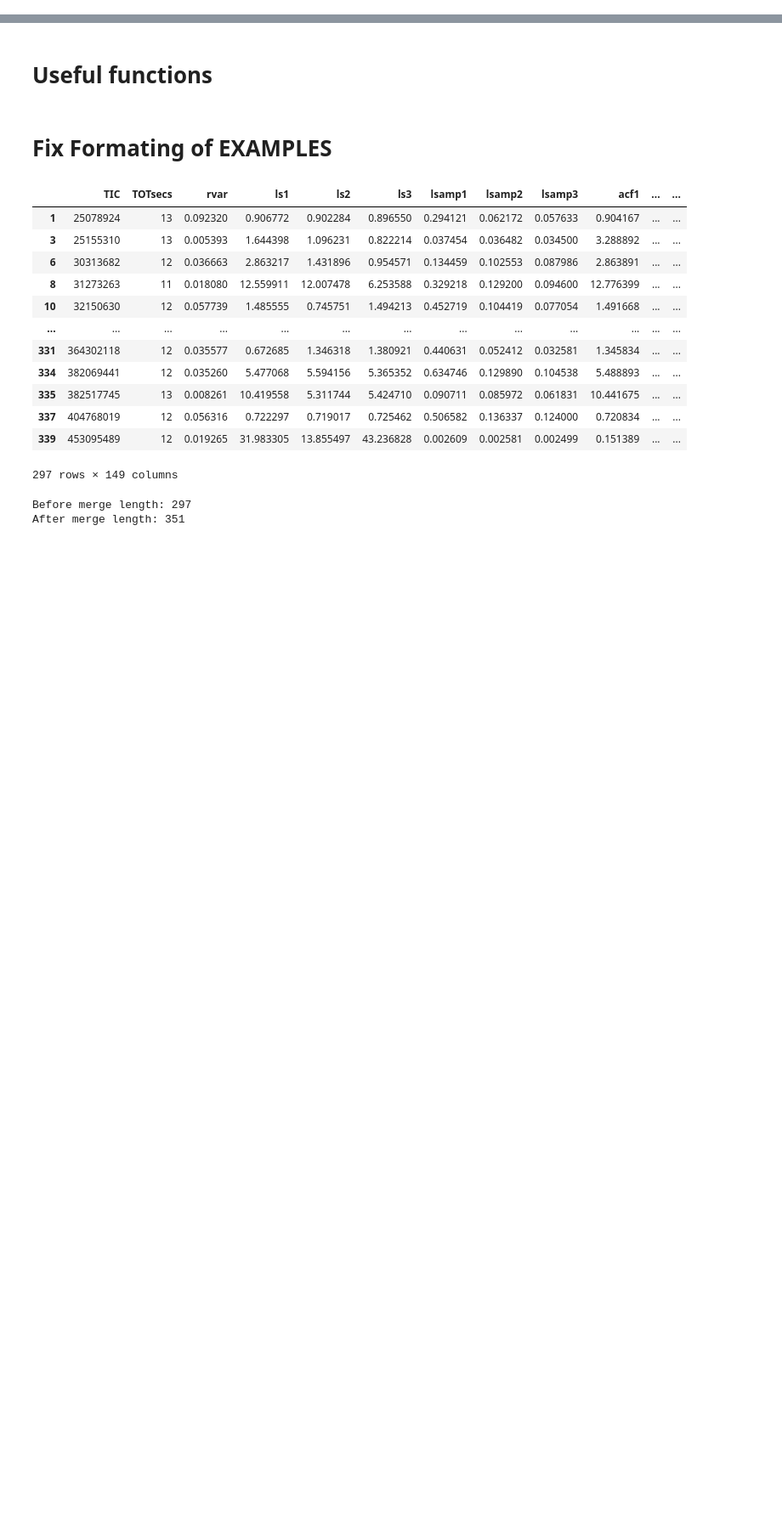
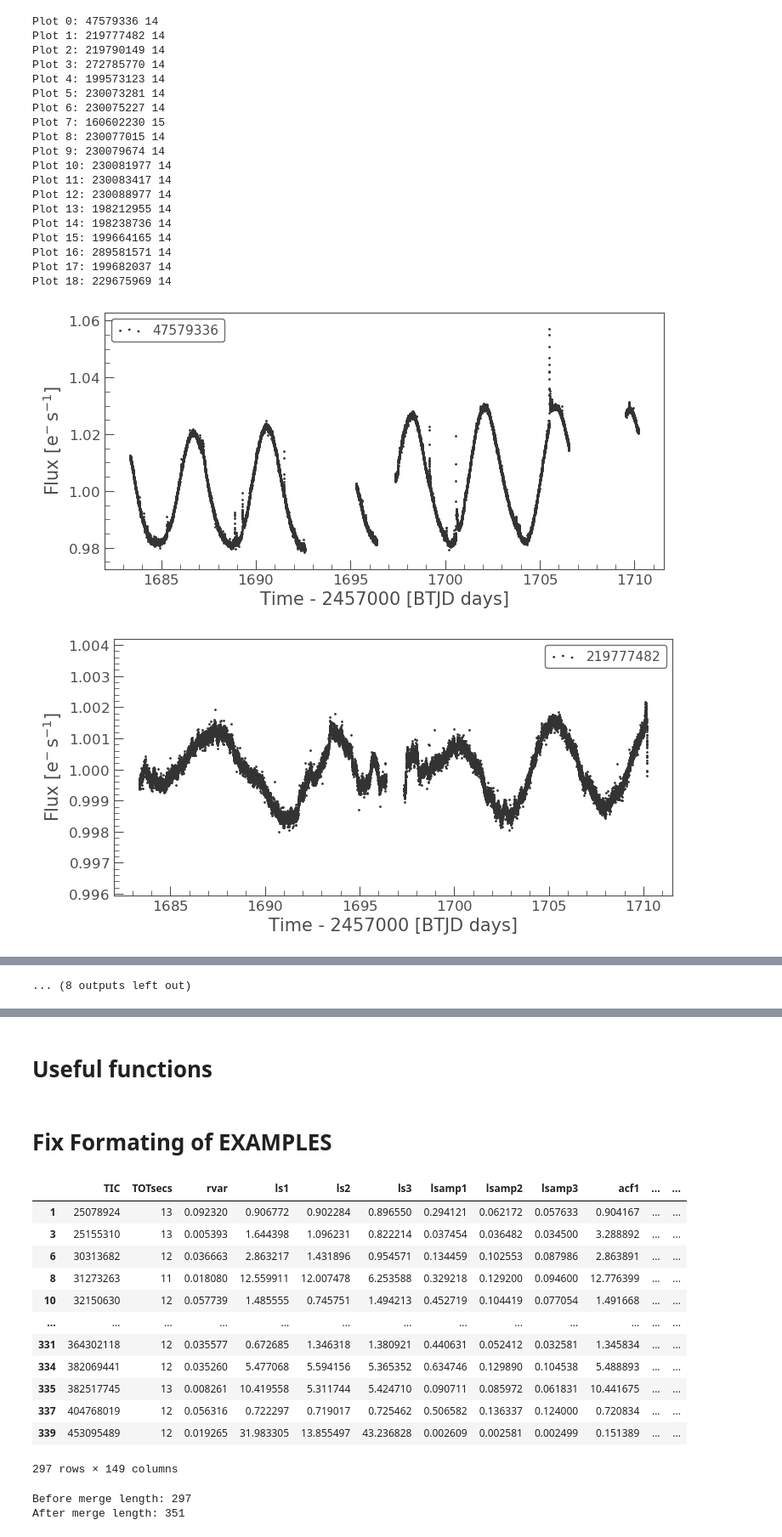
Before and after one commit to deerow22/helenResearch, a Jupyter notebook: RF_trainingexamples_final.ipynb, the cells around one changed output, grey strips where cells are left out. Shown at 85% size. Drawn from its saved outputs; the diff is of its cells as text; code cells hidden in the pictures; blank space fills up the shorter version.

```diff
--- a/RF_trainingexamples_final.ipynb
+++ b/RF_trainingexamples_final.ipynb
@@ -7,0 +307,45 @@ from astropy.io import ascii
+# %%
+#data paths
+secpath = '/Volumes/Seagate-stars/Final_Run/Clean_LCs_forBLS/{}/sec{}_lc.fits'#.format(tic,sec)
+stitchpath = '/Volumes/Seagate-stars/Final_Run/Clean_LCs_forBLS/{}/stitched_lc.fits'#.format(tic)
+
+count=0
+seen = {}
+for tic,sec in missedtces[['TIC','Sector']].to_numpy():
+    if tic not in seen:
+        try:
+            thepath = secpath.format(tic,sec)
+            lcf = lk.open(thepath)
+            lc = lcf.FLUX
+            lc.scatter()
+            print('Plot {}:'.format(count),tic,sec)
+            count+=1
+            seen[tic] = 1
+        except FileNotFoundError:
+            pass
+    else:
+        pass
+    if count == 19:#to avoid too many plots
+        break
+# %% [output]
+Plot 0: 47579336 14
+Plot 1: 219777482 14
+Plot 2: 219790149 14
+Plot 3: 272785770 14
+Plot 4: 199573123 14
+Plot 5: 230073281 14
+Plot 6: 230075227 14
+Plot 7: 160602230 15
+Plot 8: 230077015 14
+Plot 9: 230079674 14
+Plot 10: 230081977 14
+Plot 11: 230083417 14
+Plot 12: 230088977 14
+Plot 13: 198212955 14
+Plot 14: 198238736 14
+Plot 15: 199664165 14
+Plot 16: 289581571 14
+Plot 17: 199682037 14
+Plot 18: 229675969 14
+[figure, added]
+[figure, added]
@@ -7,0 +361 @@ from astropy.io import ascii
+... (8 outputs left out)
```
Also changed, not shown: parts of 57 cells of this notebook.
